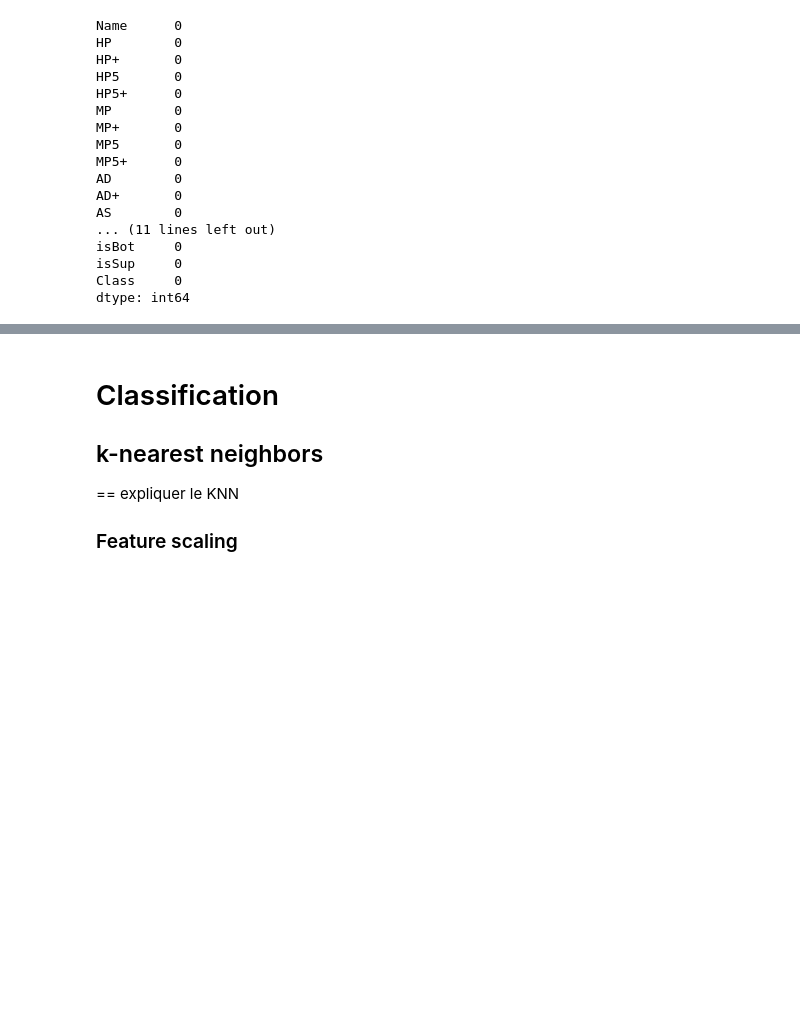
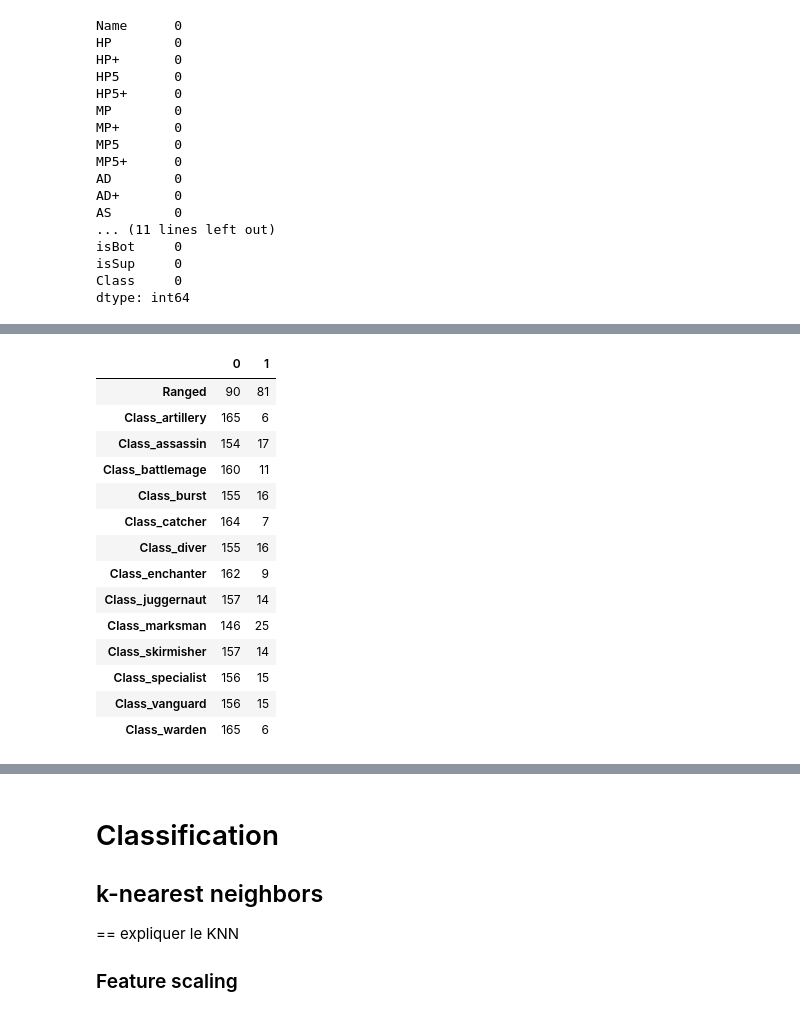
Before and after one commit to ustaN26/ApprentissageSupervise, a Jupyter notebook: classificationOfLolChampsByLaneAndType.ipynb, the cells around one changed output, grey strips where cells are left out. Cells and saved outputs as stored; diff of their text form; code cells hidden in the pictures; blank space fills up the shorter version.

```diff
--- a/classificationOfLolChampsByLaneAndType.ipynb
+++ b/classificationOfLolChampsByLaneAndType.ipynb
@@ -152,0 +161,26 @@ Y = df[target_vars]
+# %%
+value_counts_dict = {}
+
+for var in qualitative_vars_encoded:
+    counts = df_encoded[var].value_counts()
+    value_counts_dict[var] = counts
+
+# un DataFrame du dictionnaire pour un affichage plus propre
+value_counts_df = pd.DataFrame(value_counts_dict)
+value_counts_df.T
+# %% [output]
+|  | 0 | 1 |
+| Ranged | 90 | 81 |
+| Class_artillery | 165 | 6 |
+| Class_assassin | 154 | 17 |
+| Class_battlemage | 160 | 11 |
+| Class_burst | 155 | 16 |
+| Class_catcher | 164 | 7 |
+| Class_diver | 155 | 16 |
+| Class_enchanter | 162 | 9 |
+| Class_juggernaut | 157 | 14 |
+| Class_marksman | 146 | 25 |
+| Class_skirmisher | 157 | 14 |
+| Class_specialist | 156 | 15 |
+| Class_vanguard | 156 | 15 |
+| Class_warden | 165 | 6 |
```
Also changed, not shown: parts of 11 cells of this notebook.
